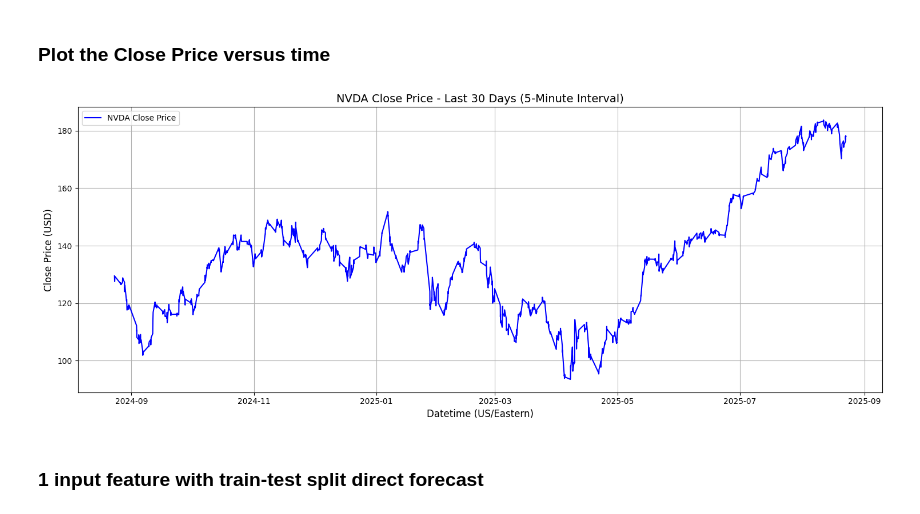
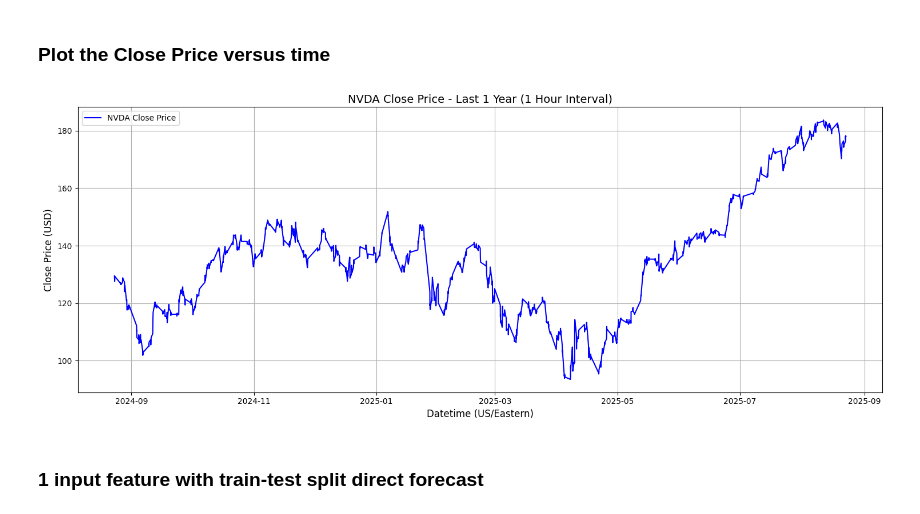
Before and after one commit to ss47tt/Stock_price_forecast_1y_1h, a Jupyter notebook: Stock_forecaster_lstm.ipynb, the cells around one changed output. Cells and saved outputs as stored; diff of their text form; code cells hidden in the pictures.

```diff
--- a/Stock_forecaster_lstm.ipynb
+++ b/Stock_forecaster_lstm.ipynb
@@ -72,22 +72,22 @@ Saved to nvda_hourly_complete_days.csv
 # %%
 import pandas as pd
 import matplotlib.pyplot as plt
 
 # Read the CSV and parse the datetime column
 df = pd.read_csv('nvda_hourly_complete_days.csv', parse_dates=['Datetime'], index_col='Datetime')
 
 # Plot Datetime vs Close
 plt.figure(figsize=(15, 6))
 plt.plot(df.index, df['Close'], label='NVDA Close Price', color='blue')
-plt.title('NVDA Close Price - Last 30 Days (5-Minute Interval)', fontsize=14)
+plt.title('NVDA Close Price - Last 1 Year (1 Hour Interval)', fontsize=14)
 plt.xlabel('Datetime (US/Eastern)', fontsize=12)
 plt.ylabel('Close Price (USD)', fontsize=12)
 plt.grid(True)
 plt.legend()
 plt.tight_layout()
 plt.show()
 # %% [output]
-[figure, old version]
+[figure, new version]
 # %% [markdown]
 ### 1 input feature with train-test split direct forecast
 # %%
```
